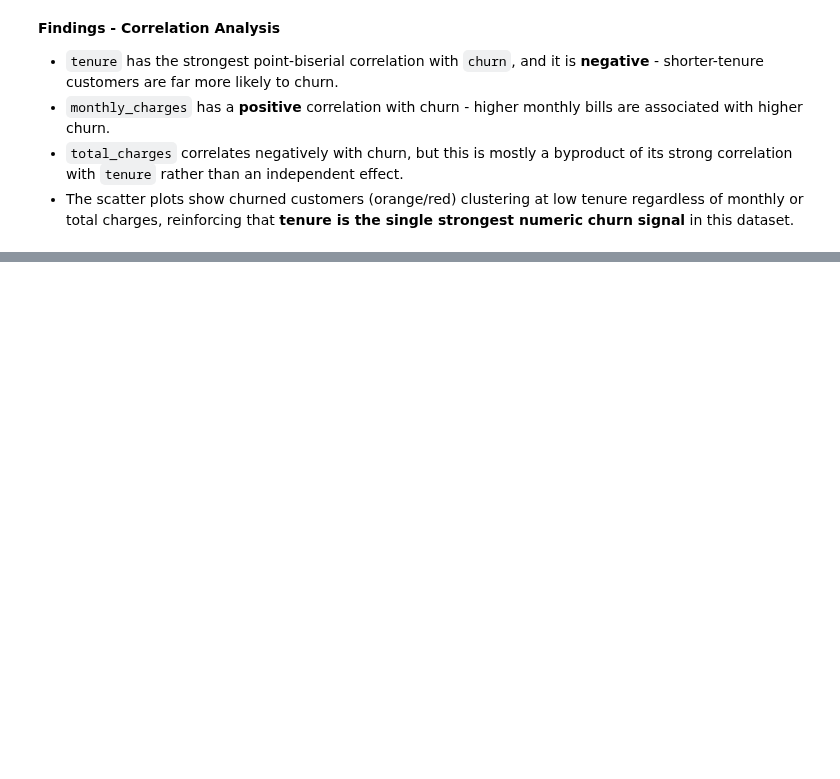
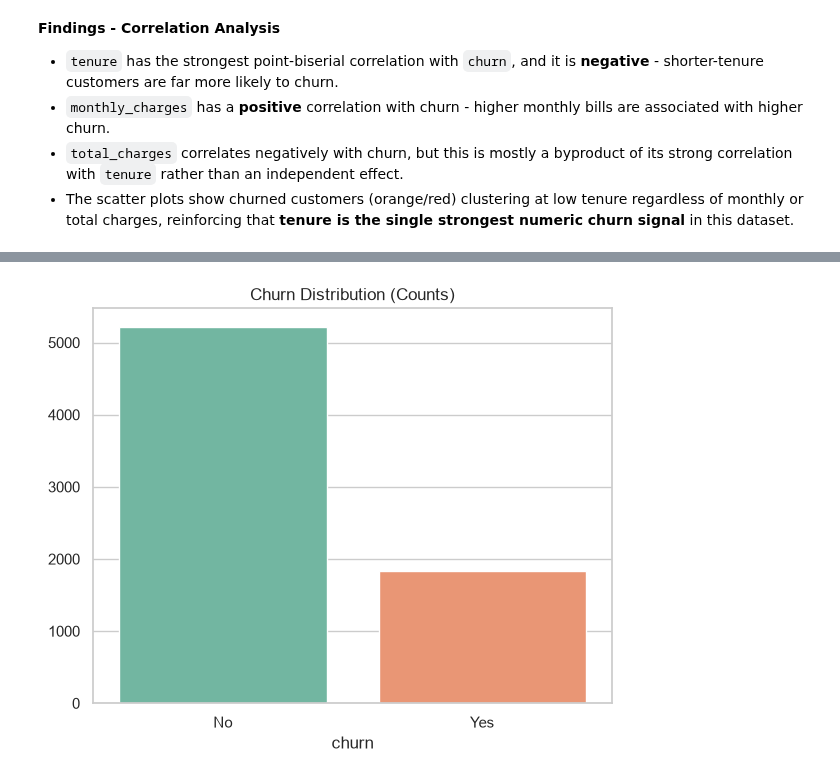
Before and after one commit to raja69reddy/customer-churn-predictor, a Jupyter notebook: notebooks/01_eda.ipynb, the cells around one changed output, grey strips where cells are left out. Drawn from its saved outputs; the diff is of its cells as text; code cells hidden in the pictures; blank space fills up the shorter version.

Commit message:
Day 3: EDA - key insights and plots saved

```diff
--- a/notebooks/01_eda.ipynb
+++ b/notebooks/01_eda.ipynb
@@ -324,0 +335,16 @@ pb_df
+# %%
+import os
+
+PLOTS_DIR = '../data/processed/eda_plots'
+os.makedirs(PLOTS_DIR, exist_ok=True)
+
+def savefig(name):
+    plt.savefig(os.path.join(PLOTS_DIR, name), dpi=120, bbox_inches='tight')
+
+# Churn distribution
+plt.figure(figsize=(6, 5))
+sns.barplot(x=churn_counts.index, y=churn_counts.values, hue=churn_counts.index, palette='Set2', legend=False)
+plt.title('Churn Distribution (Counts)')
+plt.tight_layout(); savefig('churn_distribution_bar.png'); plt.show()
+# %% [output]
+[figure, added]
```
Also changed, not shown: parts of 8 cells of this notebook.
